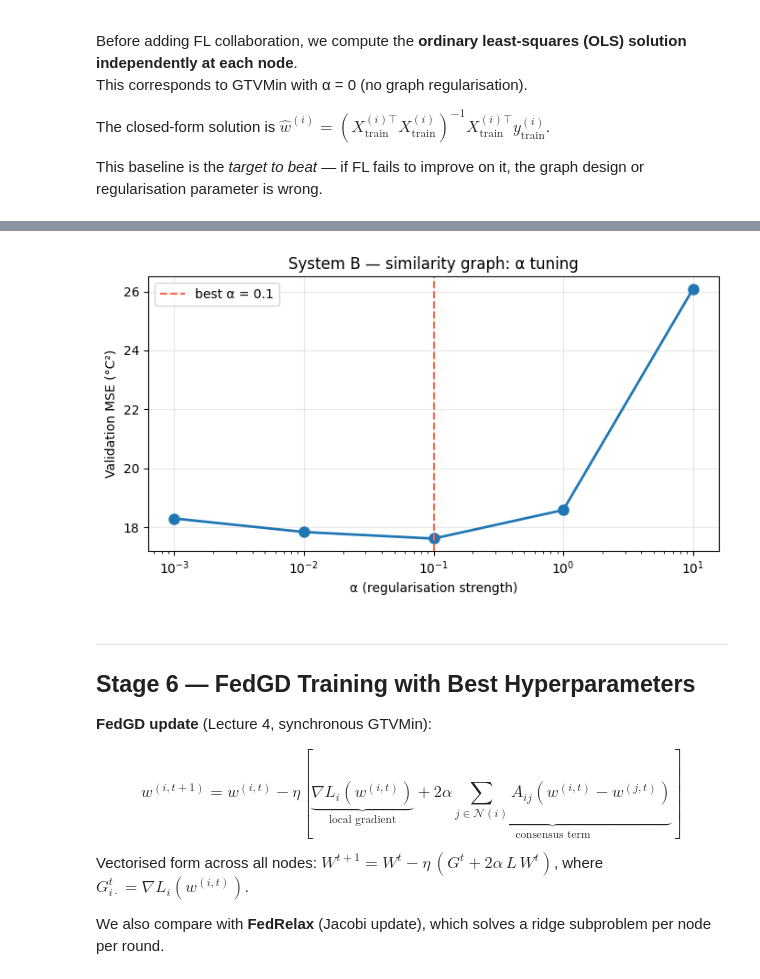
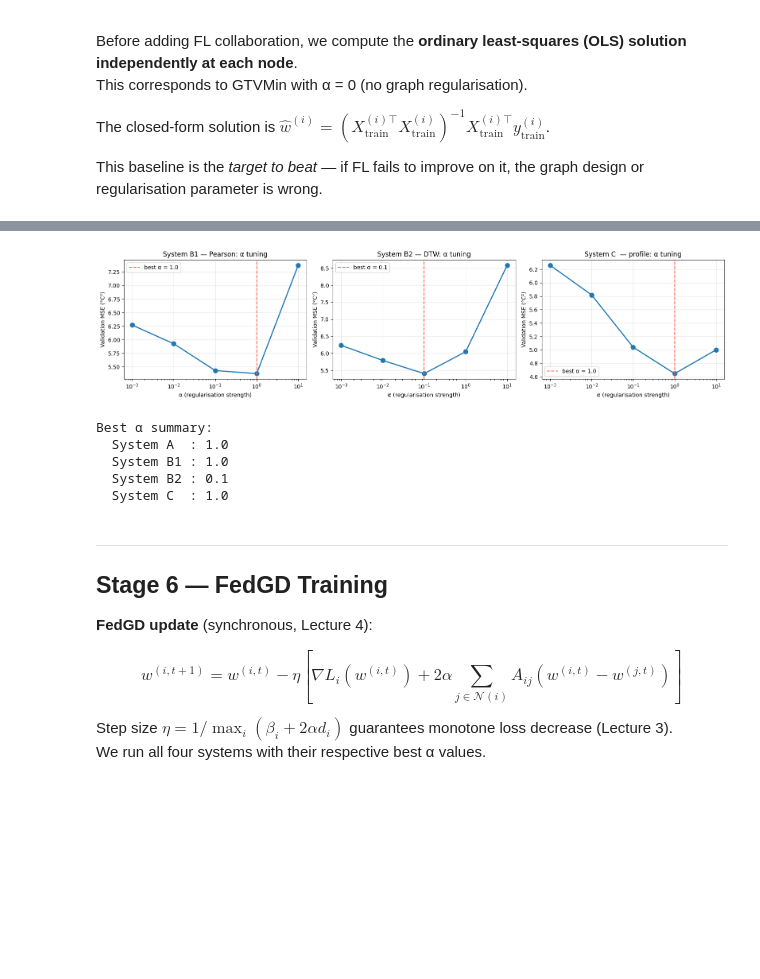
Before and after one commit to VikaMokhovikova/federated_learning26, a Jupyter notebook: fl.ipynb, the cells around one changed output, grey strips where cells are left out. Drawn from its saved outputs; the diff is of its cells as text; code cells hidden in the pictures; blank space fills up the shorter version.

```diff
--- a/fl.ipynb
+++ b/fl.ipynb
@@ -112,7 +147,6 @@ tmin range: -37.6 to 2.1 °C
 example_stations = ["Helsinki Kaisaniemi", "Sodankylä", "Rovaniemi lentoasema"]
 example_stations = [s for s in example_stations if s in df["station"].values]
 
-# Fallback: pick 3 stations spread from south to north
 if len(example_stations) < 3:
     meta_sorted = get_station_meta(df).sort_values("lat")
     example_stations = [
@@ -121,11 +155,12 @@ if len(example_stations) < 3:
         meta_sorted.iloc[-1]["station"],
     ]
 
+colors = ["tomato", "steelblue", "seagreen"]
 fig, ax = plt.subplots(figsize=(13, 4))
-for sname in example_stations:
+for sname, color in zip(example_stations, colors):
     sub = df[df["station"] == sname].sort_values("day")
-    ax.plot(sub["day"], sub["tmax"], label=f"{sname} (tmax)", linewidth=1.5)
-    ax.plot(sub["day"], sub["tmin"], linestyle="--", linewidth=1, alpha=0.6)
+    ax.plot(sub["day"], sub["tmax"], label=f"{sname} (tmax)", color=color, linewidth=1.5)
+    ax.plot(sub["day"], sub["tmin"], label=f"{sname} (tmin)", color=color, linewidth=1, linestyle="--", alpha=0.6)
 ax.set_title("Daily tmax (solid) and tmin (dashed) for three example stations")
 ax.set_ylabel("°C")
 ax.legend(fontsize=8)
@@ -152,7 +197,11 @@ A linear model is:
 (Random shuffling is *not* valid for time-series data.)
 # %%
 # ── Build per-station datasets ───────────────────────────────────────────────
-NODE_DATASETS = build_node_datasets(df, min_points=30)
+# Use extended features when wind/pressure data was loaded successfully
+_extra = EXTRA_FEATURES if _wp_path is not None else ["tday", "rrday", "snow"]
+_extra = [f for f in _extra if f in df.columns]  # guard against missing cols
+
+NODE_DATASETS = build_node_datasets(df, min_points=30, extra_features=_extra)
 NODE_DATASETS = chronological_split(NODE_DATASETS, train_frac=0.60, val_frac=0.20)
 NODE_DATASETS = standardize_node_datasets(NODE_DATASETS)
 
@@ -166,6 +215,6 @@ ex = NODE_DATASETS[ex_name]
 print(f"\nExample station: '{ex_name}'")
 print(f"  Total pairs     : {len(ex['y'])}")
 print(f"  Train / Val / Test: {len(ex['train_idx'])} / {len(ex['val_idx'])} / {len(ex['test_idx'])}")
-print(f"  X shape         : {ex['X_std'].shape}   (columns: bias, tmin_std, tmax_std)")
+print(f"  X shape         : {ex['X_std'].shape}   (feature names: {ex['feature_names']})")
 print(f"  y range         : [{ex['y'].min():.1f}, {ex['y'].max():.1f}] °C")
 # %% [output]
@@ -436,13 +654,38 @@ Tuning α  (algorithm=fedgd):
 # %%
-# ── Alpha tuning — System B (similarity) ─────────────────────────────────────
-best_alpha_B, val_mses_B = tune_alpha(
-    NODE_DATASETS, SHARED_NAMES, A_SIM,
-    alpha_grid=ALPHA_GRID, n_iter=N_ITER_TUNE, algorithm="fedgd"
-)
+# ── Alpha tuning — System B1 (Pearson), B2 (DTW), C (profile) ────────────────
+for sys_name, A_mat in [
+    ("B1 (Pearson correlation)", A_B1),
+    ("B2 (DTW similarity)",      A_B2),
+    ("C  (climate profile)",     A_C),
+]:
+    print("=" * 55)
+    print(f"System {sys_name}")
+    print("=" * 55)
+    best, mses = tune_alpha(
+        NODE_DATASETS, SHARED_NAMES, A_mat,
+        alpha_grid=ALPHA_GRID, n_iter=N_ITER_TUNE, algorithm="fedgd"
+    )
+    if sys_name.startswith("B1"):
+        best_alpha_B1, val_mses_B1 = best, mses
+    elif sys_name.startswith("B2"):
+        best_alpha_B2, val_mses_B2 = best, mses
+    else:
+        best_alpha_C,  val_mses_C  = best, mses
 
-fig, ax = plt.subplots(figsize=(7, 4))
-plot_alpha_tuning(ALPHA_GRID, val_mses_B, best_alpha_B,
-                  title="System B — similarity graph: α tuning", ax=ax)
+# Summary plot
+fig, axes = plt.subplots(1, 3, figsize=(16, 4))
+for ax, (title, mses, best) in zip(axes, [
+    ("System B1 — Pearson", val_mses_B1, best_alpha_B1),
+    ("System B2 — DTW",     val_mses_B2, best_alpha_B2),
+    ("System C  — profile", val_mses_C,  best_alpha_C),
+]):
+    plot_alpha_tuning(ALPHA_GRID, mses, best, title=f"{title}: α tuning", ax=ax)
 plt.tight_layout()
 plt.show()
+
+print(f"\nBest α summary:")
+print(f"  System A  : {best_alpha_A}")
+print(f"  System B1 : {best_alpha_B1}")
+print(f"  System B2 : {best_alpha_B2}")
+print(f"  System C  : {best_alpha_C}")
 # %% [output]
@@ -456,13 +709,17 @@ Tuning α  (algorithm=fedgd):
-[figure, old version]
+[figure, new version]
+Best α summary:
+  System A  : 1.0
+  System B1 : 1.0
+  System B2 : 0.1
+  System C  : 1.0
 # %% [markdown]
 ---
-## Stage 6 — FedGD Training with Best Hyperparameters
+## Stage 6 — FedGD Training
 
-**FedGD update** (Lecture 4, synchronous GTVMin):
+**FedGD update** (synchronous, Lecture 4):
 
-$$w^{(i,t+1)} = w^{(i,t)} - \eta \left[ \underbrace{\nabla L_i(w^{(i,t)})}_{\text{local gradient}} + \underbrace{2\alpha \sum_{j \in \mathcal{N}(i)} A_{ij}(w^{(i,t)} - w^{(j,t)})}_{\text{consensus term}} \right]$$
+$$w^{(i,t+1)} = w^{(i,t)} - \eta \left[ \nabla L_i(w^{(i,t)}) + 2\alpha \sum_{j \in \mathcal{N}(i)} A_{ij}(w^{(i,t)} - w^{(j,t)}) \right]$$
 
-Vectorised form across all nodes: $W^{t+1} = W^t - \eta\,(G^t + 2\alpha\, L\, W^t)$, where $G^t_{i\cdot} = \nabla L_i(w^{(i,t)})$.
-
-We also compare with **FedRelax** (Jacobi update), which solves a ridge subproblem per node per round.
+Step size $\eta = 1/\max_i(\beta_i + 2\alpha d_i)$ guarantees monotone loss decrease (Lecture 3).
+We run all four systems with their respective best α values.
 # %%
```
Also changed, not shown: parts of 38 cells of this notebook, 9 other files.
